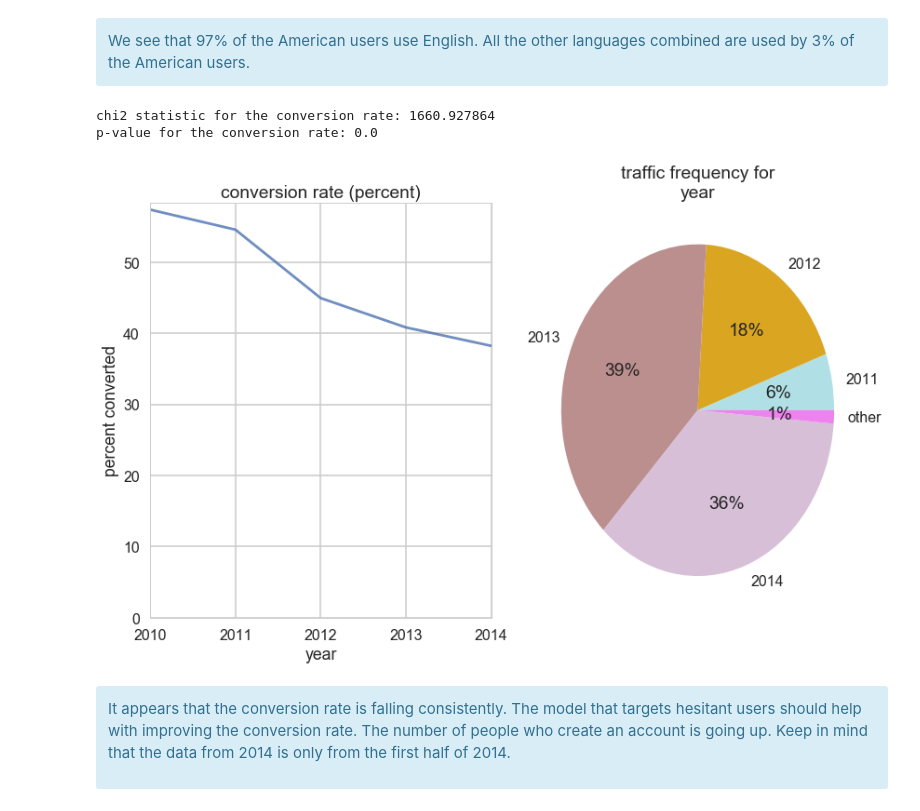
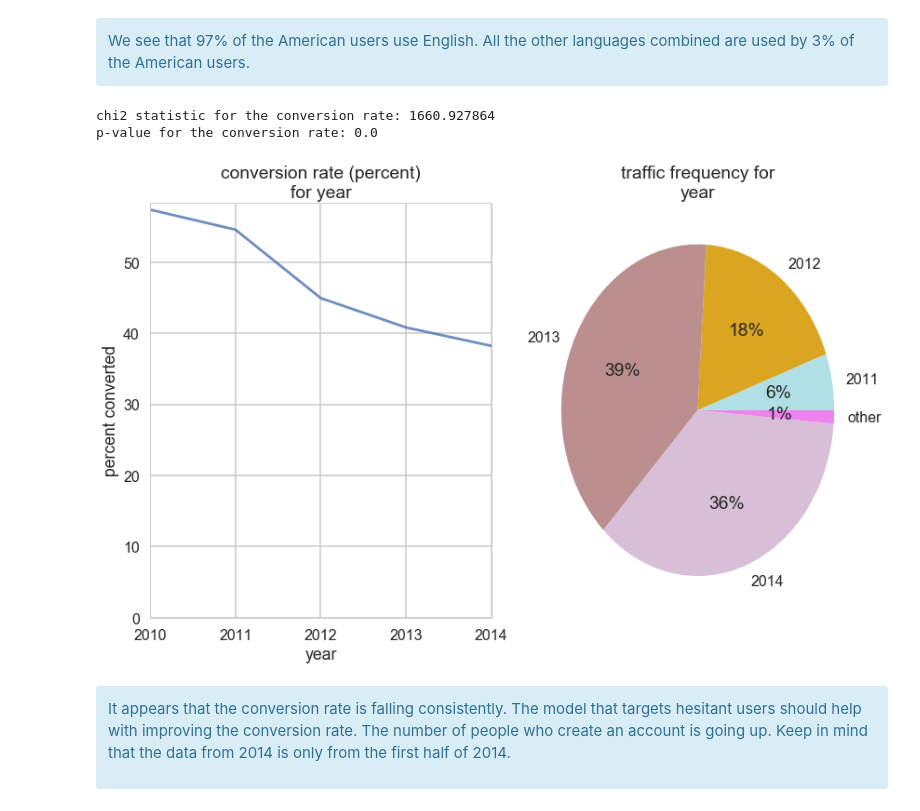
Before and after one commit to partha0solapurkar/springboard_data_science_intensive, a Jupyter notebook: capstone_project/exploratory_data_analysis.ipynb, the cells around one changed output. Saved outputs shown, nothing was run; the diff lists cells and outputs as text; code cells hidden in the pictures.

```diff
--- a/capstone_project/exploratory_data_analysis.ipynb
+++ b/capstone_project/exploratory_data_analysis.ipynb
@@ -312,7 +312,7 @@ None
 
 </div>
 # %%
-def plot_conversion_rate(column_name, kind='bar',st=None):
+def plot_conversion_rate(column_name, kind='bar',st=None, preserve_order=False):
     '''this function calculates and plots the conversion rate according to column_name'''
     ndf = train_users.groupby([column_name, 'country_destination']).size().unstack().NDF
     ndf.name = 'frequency'
@@ -325,23 +325,28 @@ def plot_conversion_rate(column_name, kind='bar',st=None):
 #     plt.title('conversion rate (percent)')
 #     plt.ylabel('percent converted')
 #     plt.xlabel(column_name)
-
+    df = pd.DataFrame(zip(total,s), columns=['traffic_frequency', 'conversion_rate'], index=s.index)
+    df = df.sort_values('traffic_frequency', ascending=False)
+    #print df
     total_filtered = total[total / float(total.values.sum()) > 0.05].copy().astype(float)
     total_filtered.index = list(total_filtered.index)
     total_filtered.at['other'] = float(total[total / float(total.values.sum()) < 0.05].sum())
 
     fig, (ax0, ax1) = plt.subplots(1,2, figsize=(12,8))
-    s.sort_values(ascending=False)[:20].plot(kind=kind, ax=ax0, alpha=0.8)
+    if preserve_order == True:
+        s.sort_values(ascending=False)[:20].plot(kind=kind, ax=ax0, alpha=0.8)
+    else:
+        df.conversion_rate.plot(kind=kind, ax=ax0, alpha=0.8)
     ax0.set_ylim(bottom=0)
     ax0.set_xlabel(column_name)
     ax0.set_ylabel('percent converted')
-    ax0.set_title('conversion rate (percent)')
+    ax0.set_title('conversion rate (percent)\nfor ' + column_name)
     col=['powderblue', 'goldenrod', 'rosybrown', 'thistle','violet']
     ax1.pie(total_filtered.values, labels=total_filtered.index, autopct='%1.f%%', colors=col, startangle=st)
     ax1.set_title('traffic frequency for\n' + column_name)
     fig.tight_layout()
 
-    df = pd.DataFrame([total, s], index=['traffic_freqency', 'conversion_rate']).sort_values('conversion_rate', ascending=False, axis=1)
+    df = pd.DataFrame([total, s], index=['traffic_frequency', 'conversion_rate']).sort_values('traffic_frequency', ascending=False, axis=1)
     return df.dropna(axis=1)
 # %%
 plot_conversion_rate('signup_method')
@@ -421,12 +426,12 @@ p-value for the conversion rate: 2.1632178671e-66
 We see that 97% of the American users use English. All the other languages combined are used by 3% of the American users.
 </div>
 # %%
-plot_conversion_rate('year', kind='line')
+plot_conversion_rate('year', kind='line', preserve_order=True)
 None
 # %% [output]
 chi2 statistic for the conversion rate: 1660.927864
 p-value for the conversion rate: 0.0
-[figure, old version]
+[figure, new version]
 # %% [markdown]
 <div class='alert alert-info'>
 
```
Also changed, not shown: parts of 12 cells of this notebook.
